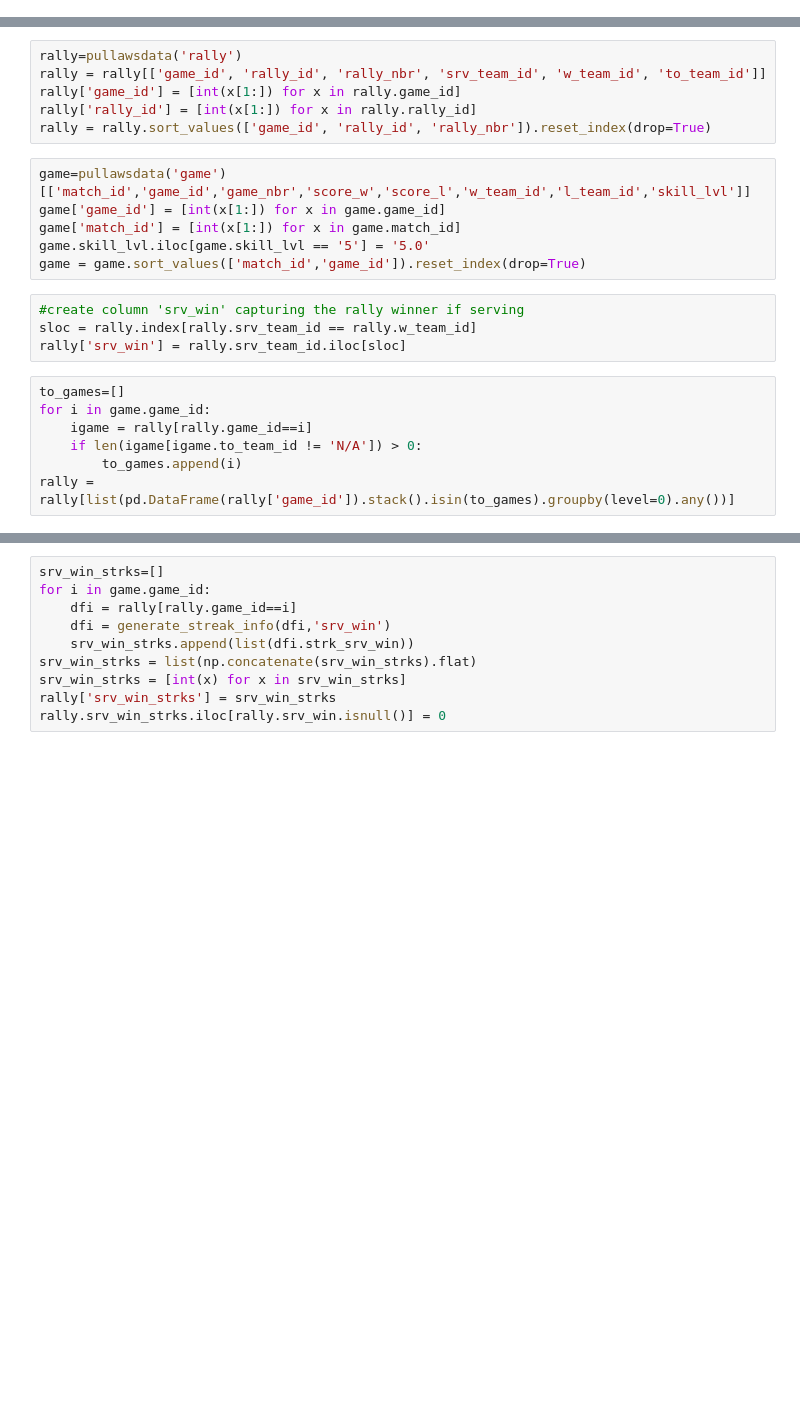
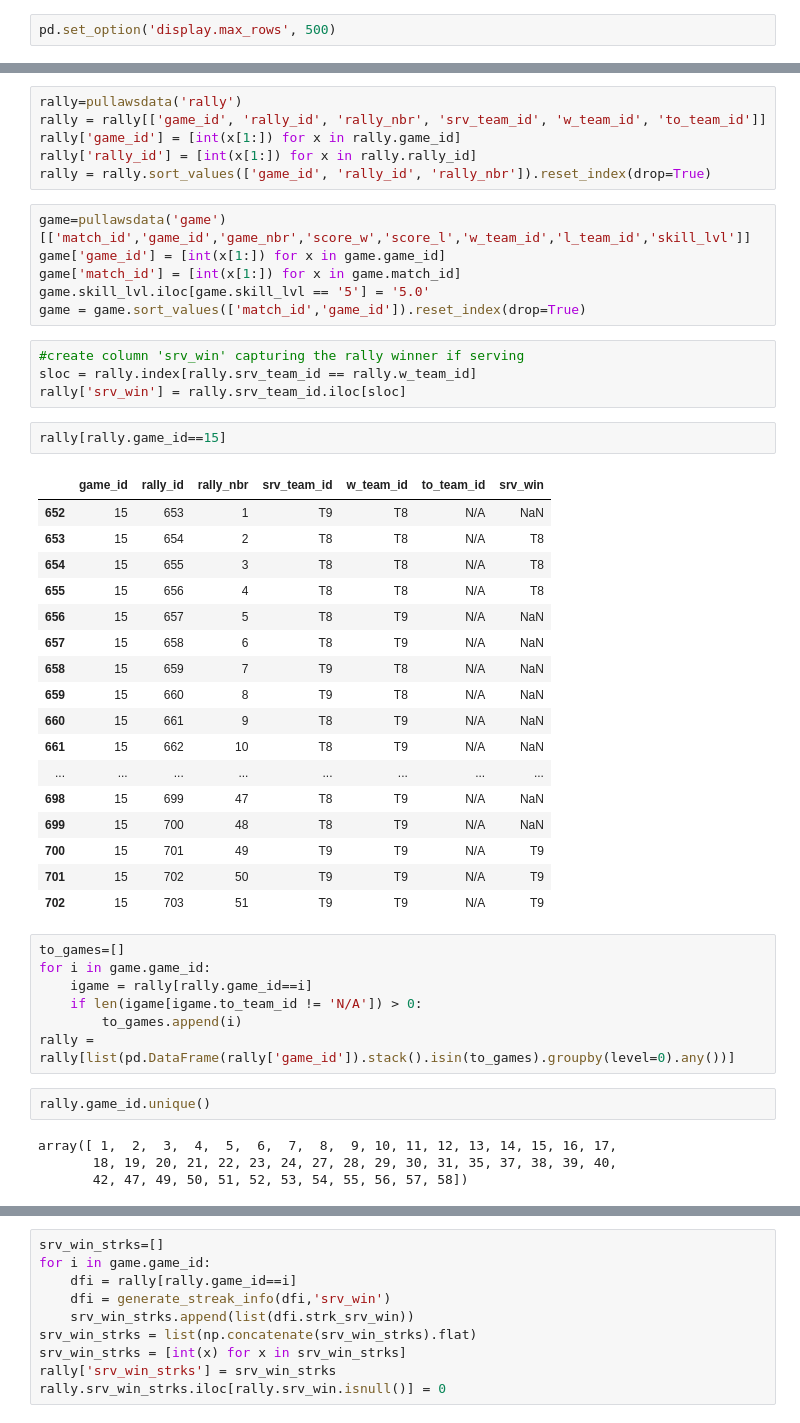
Before and after one commit to conner-mcnicholas/Pickleball_Timeout_Analysis, a Jupyter notebook: src/serve_winstreak_distribution.ipynb, the cells around one changed output, grey strips where cells are left out. Drawn from its saved outputs; the diff is of its cells as text; blank space fills up the shorter version.

```diff
--- a/src/serve_winstreak_distribution.ipynb
+++ b/src/serve_winstreak_distribution.ipynb
@@ -13,3 +14,5 @@ import seaborn as sns
+# %%
+pd.set_option('display.max_rows', 500)
 # %%
 conn = psycopg2.connect(database="postgres",
                         host="pklmart.ckkvdwandqoa.us-east-1.rds.amazonaws.com",
@@ -47,6 +50,26 @@ game = game.sort_values(['match_id','game_id']).reset_index(drop=True)
 #create column 'srv_win' capturing the rally winner if serving
 sloc = rally.index[rally.srv_team_id == rally.w_team_id]
 rally['srv_win'] = rally.srv_team_id.iloc[sloc]
+# %%
+rally[rally.game_id==15]
+# %% [output]
+|  | game_id | rally_id | rally_nbr | srv_team_id | w_team_id | to_team_id | srv_win |
+| 652 | 15 | 653 | 1 | T9 | T8 | N/A | NaN |
+| 653 | 15 | 654 | 2 | T8 | T8 | N/A | T8 |
+| 654 | 15 | 655 | 3 | T8 | T8 | N/A | T8 |
+| 655 | 15 | 656 | 4 | T8 | T8 | N/A | T8 |
+| 656 | 15 | 657 | 5 | T8 | T9 | N/A | NaN |
+| 657 | 15 | 658 | 6 | T8 | T9 | N/A | NaN |
+| 658 | 15 | 659 | 7 | T9 | T8 | N/A | NaN |
+| 659 | 15 | 660 | 8 | T9 | T8 | N/A | NaN |
+| 660 | 15 | 661 | 9 | T8 | T9 | N/A | NaN |
+| 661 | 15 | 662 | 10 | T8 | T9 | N/A | NaN |
+| ... | ... | ... | ... | ... | ... | ... | ... |
+| 698 | 15 | 699 | 47 | T8 | T9 | N/A | NaN |
+| 699 | 15 | 700 | 48 | T8 | T9 | N/A | NaN |
+| 700 | 15 | 701 | 49 | T9 | T9 | N/A | T9 |
+| 701 | 15 | 702 | 50 | T9 | T9 | N/A | T9 |
+| 702 | 15 | 703 | 51 | T9 | T9 | N/A | T9 |
 # %%
 to_games=[]
 for i in game.game_id:
@@ -54,6 +77,12 @@ for i in game.game_id:
     if len(igame[igame.to_team_id != 'N/A']) > 0:
         to_games.append(i)
 rally = rally[list(pd.DataFrame(rally['game_id']).stack().isin(to_games).groupby(level=0).any())]
+# %%
+rally.game_id.unique()
+# %% [output]
+array([ 1,  2,  3,  4,  5,  6,  7,  8,  9, 10, 11, 12, 13, 14, 15, 16, 17,
+       18, 19, 20, 21, 22, 23, 24, 27, 28, 29, 30, 31, 35, 37, 38, 39, 40,
+       42, 47, 49, 50, 51, 52, 53, 54, 55, 56, 57, 58])
 # %%
 def generate_streak_info(df,strkcol):
     """
```
Also changed, not shown: parts of 20 cells of this notebook, 5 other files.
